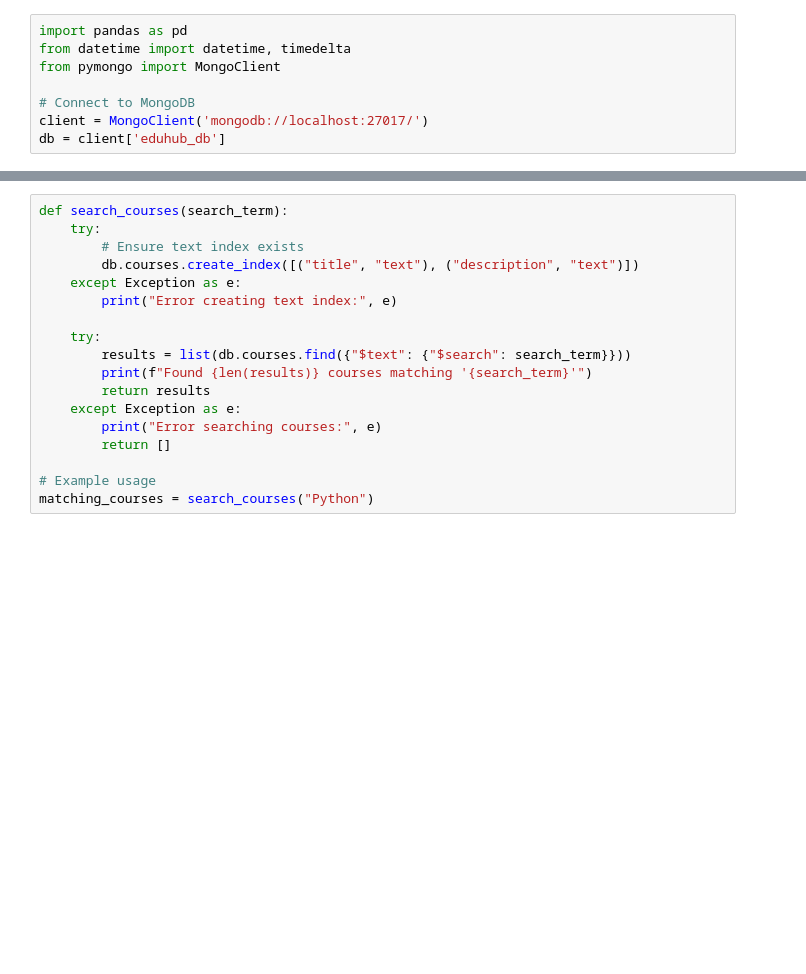
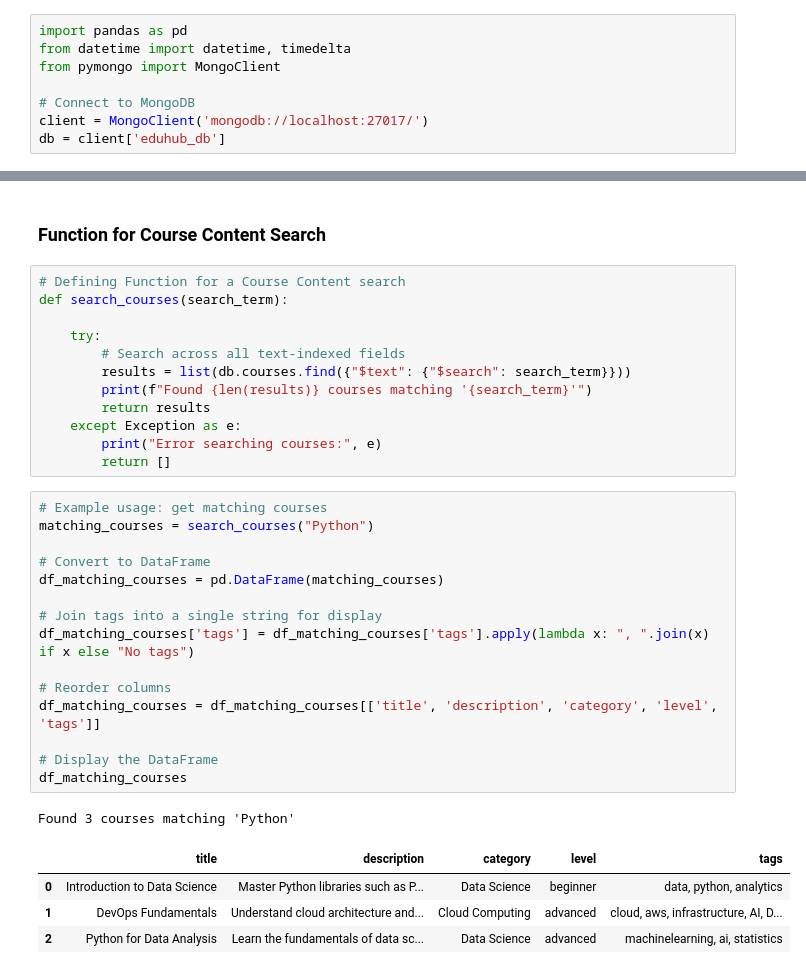
Before and after one commit to Eseroghene/EduHub-MongoDB-Project, a Jupyter notebook: src/eduhub_queries/bonus.ipynb, the cells around one changed output, grey strips where cells are left out. Drawn from its saved outputs; the diff is of its cells as text; blank space fills up the shorter version.

```diff
--- a/src/eduhub_queries/bonus.ipynb
+++ b/src/eduhub_queries/bonus.ipynb
@@ -9,18 +26,35 @@ db = client['eduhub_db']
+# %% [markdown]
+### Function for Course Content Search
 # %%
+# Defining Function for a Course Content search
 def search_courses(search_term):
-    try:
-        # Ensure text index exists
-        db.courses.create_index([("title", "text"), ("description", "text")])
-    except Exception as e:
-        print("Error creating text index:", e)
 
     try:
+        # Search across all text-indexed fields
         results = list(db.courses.find({"$text": {"$search": search_term}}))
         print(f"Found {len(results)} courses matching '{search_term}'")
         return results
     except Exception as e:
         print("Error searching courses:", e)
         return []
-
-# Example usage
-matching_courses = search_courses("Python")
+# %%
+# Example usage: get matching courses
+matching_courses = search_courses("Python")
+
+# Convert to DataFrame
+df_matching_courses = pd.DataFrame(matching_courses)
+
+# Join tags into a single string for display
+df_matching_courses['tags'] = df_matching_courses['tags'].apply(lambda x: ", ".join(x) if x else "No tags")
+
+# Reorder columns
+df_matching_courses = df_matching_courses[['title', 'description', 'category', 'level', 'tags']]
+
+# Display the DataFrame
+df_matching_courses
+# %% [output]
+Found 3 courses matching 'Python'
+|  | title | description | category | level | tags |
+| 0 | Introduction to Data Science | Master Python libraries such as P... | Data Science | beginner | data, python, analytics |
+| 1 | DevOps Fundamentals | Understand cloud architecture and... | Cloud Computing | advanced | cloud, aws, infrastructure, AI, D... |
+| 2 | Python for Data Analysis | Learn the fundamentals of data sc... | Data Science | advanced | machinelearning, ai, statistics |
```
Also changed, not shown: parts of 10 cells of this notebook, 10 other files.
